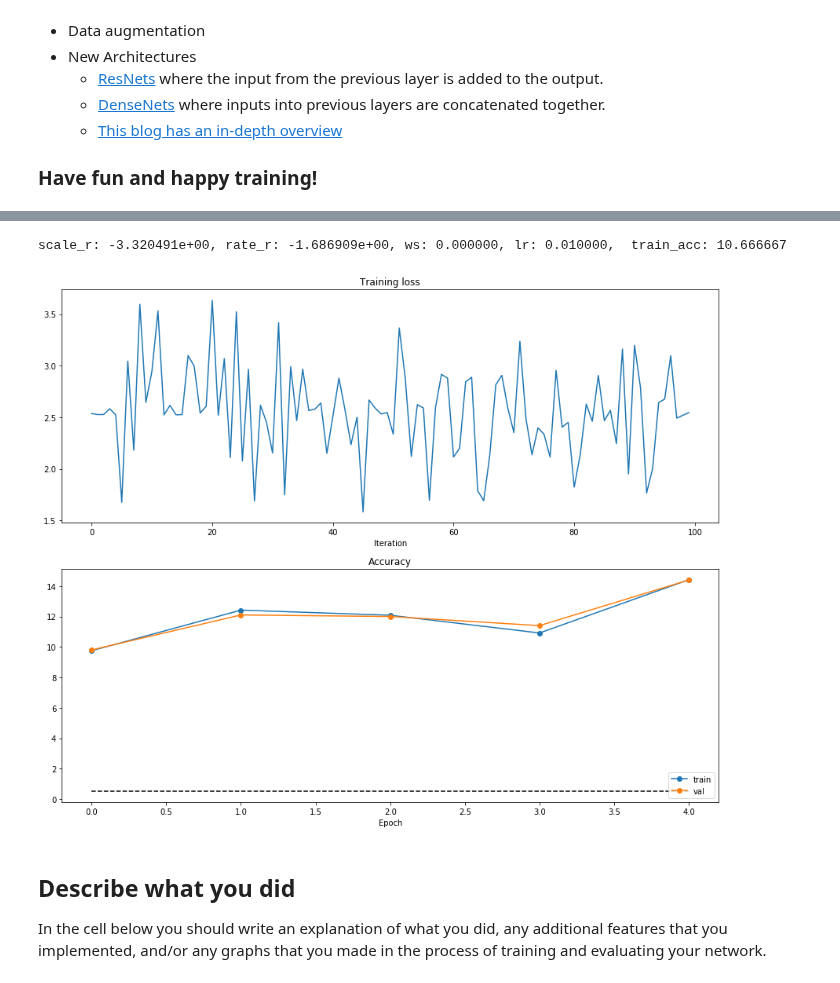
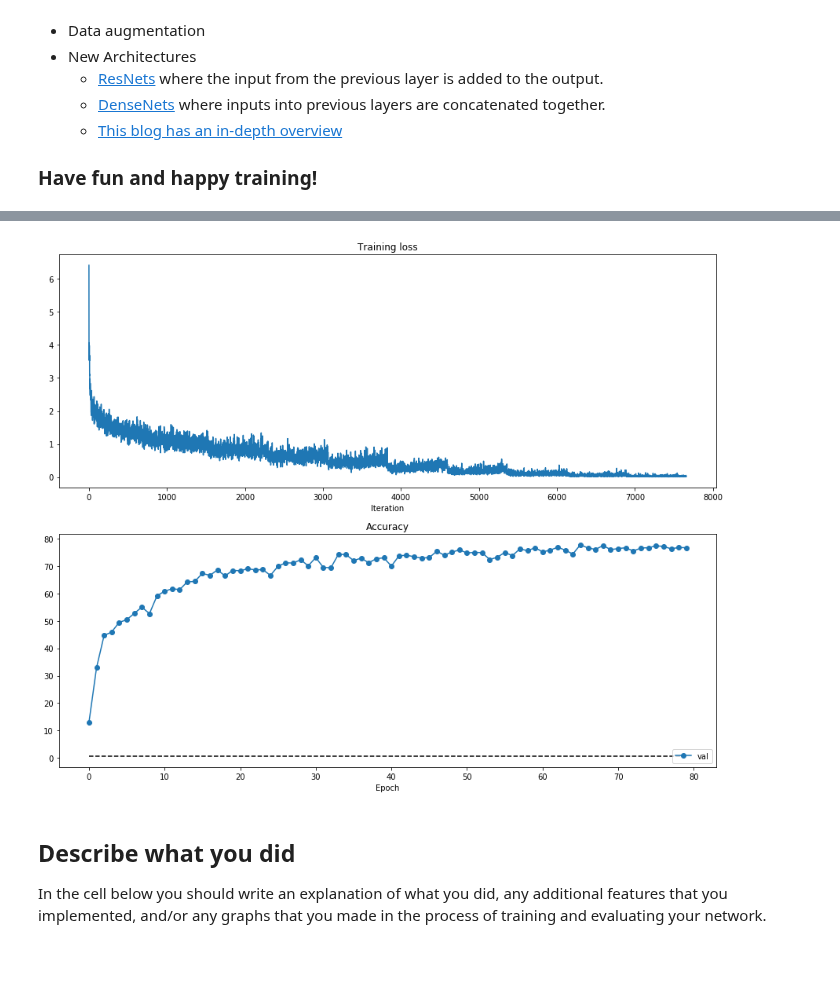
Before and after one commit to ihlavsya/cs231n.assignment2, a Jupyter notebook: PyTorch.ipynb, the cells around one changed output, grey strips where cells are left out. Saved outputs shown, nothing was run; the diff lists cells and outputs as text; code cells hidden in the pictures.

Commit message:
checked groupnorm. trained best model.

```diff
--- a/PyTorch.ipynb
+++ b/PyTorch.ipynb
@@ -813,5 +818,5 @@ model = nn.Sequential(
 optimizer = optim.SGD(model.parameters(), lr=learning_rate,
                      momentum=0.9, nesterov=True)
 
-train_part34(model, optimizer, loader_train)
+train_part34(model, optimizer, loader_val, loader_train)
 # %% [output]
@@ -872,5 +902,5 @@ optimizer = optim.SGD(model.parameters(), lr=learning_rate,
 #                                 END OF YOUR CODE
 ################################################################################
 
-train_part34(model, optimizer)
+train_part34(model, optimizer, loader_val, loader_train)
 # %% [output]
@@ -1003,33 +1041,0 @@ Got 87 / 1000 correct (8.70)
-# %%
-count = 1
-results = {}
-best_val = 0.0
-best_optimizier = None
-best_losses = None
-best_train_accuracies = None
-best_val_accuracies = None
-best_model = None
-for i in range(count):
-    scale_r = 0.0
-    rate_r = 0.0
-        weight_scale = 1e-5
-        learning_rate = 3e-3
-        cifar10_small_test = dset.CIFAR10('./cs231n/datasets', train=True, download=True, transform=transform)
-        loader_small_test = DataLoader(cifar10_small_test, batch_size=2, sampler=sampler.SubsetRandomSampler(range(10)))
-        model = None
-        #model = ResNet(BasicBlock, [2,2,2,2])
-        model = DenseNet()
-        optimizer = None
-        optimizer = optim.SGD(model.parameters(), lr=learning_rate,
-                            momentum=0.9, nesterov=True, weight_decay=weight_scale)
-        losses, val_accuracies, train_accuracies = train_part34(model, optimizer, loader_val, loader_small_test, epochs=10, verbose=True)
-        val_acc = val_accuracies[-1]
-        train_acc = train_accuracies[-1]
-        results[(scale_r, rate_r)] = (weight_scale, learning_rate, val_acc, train_acc)
-        if (best_val < val_acc):
-            best_val = val_acc
-            best_optimizier = optimizer
-            best_losses = losses
-            best_train_accuracies = train_accuracies
-            best_val_accuracies = val_accuracies
-            print('###############')
@@ -1054,28 +1042,21 @@ t: 99
-# %%
-for item in sorted(results):
-    scale_r, rate_r = item
-    weight_scale, learning_rate, val_acc, train_acc = results[item]
-    print('scale_r: %e, rate_r: %e, ws: %f, lr: %f,  train_acc: %f' % (scale_r, rate_r, weight_scale, learning_rate, train_acc))
-# %% [output]
-scale_r: -3.320491e+00, rate_r: -1.686909e+00, ws: 0.000000, lr: 0.010000,  train_acc: 10.666667
 # %%
 import matplotlib.pyplot as plt
 plt.subplot(2, 1, 1)
 plt.title('Training loss')
-plt.plot(best_losses)
+plt.plot(losses)
 plt.xlabel('Iteration')
 
 plt.subplot(2, 1, 2)
 plt.title('Accuracy')
-plt.plot(best_train_accuracies, '-o', label='train')
-plt.plot(best_val_accuracies, '-o', label='val')
-plt.plot([0.5] * len(best_val_accuracies), 'k--')
+#plt.plot(train_accuracies, '-o', label='train')
+plt.plot(val_accuracies, '-o', label='val')
+plt.plot([0.5] * len(val_accuracies), 'k--')
 plt.xlabel('Epoch')
 plt.legend(loc='lower right')
 plt.gcf().set_size_inches(15, 12)
 plt.show()
 # %% [output]
-[figure, old version]
+[figure, new version]
 # %% [markdown]
 ## Describe what you did
 
```
Also changed, not shown: parts of 15 cells of this notebook, 1 other file.
